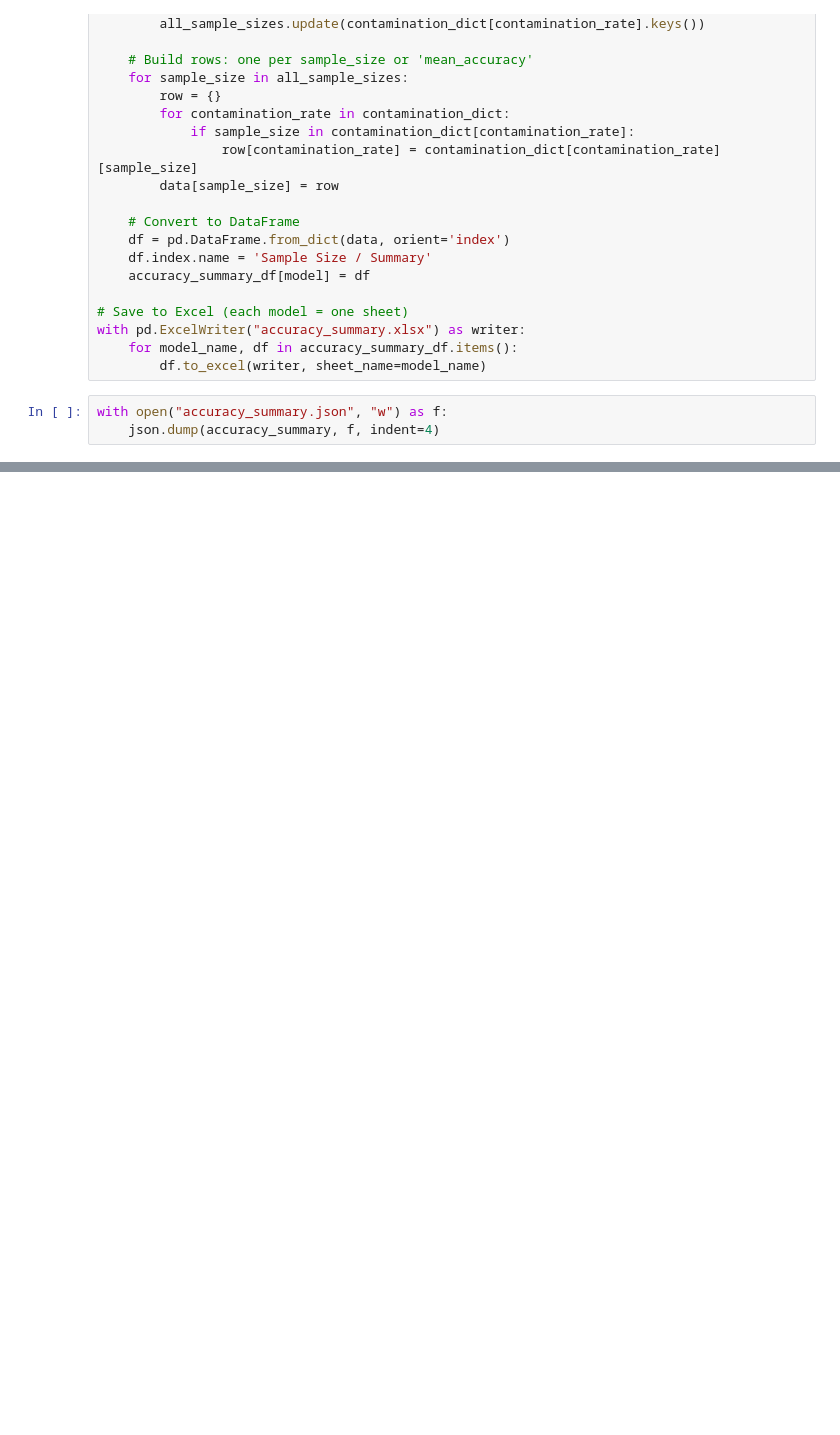
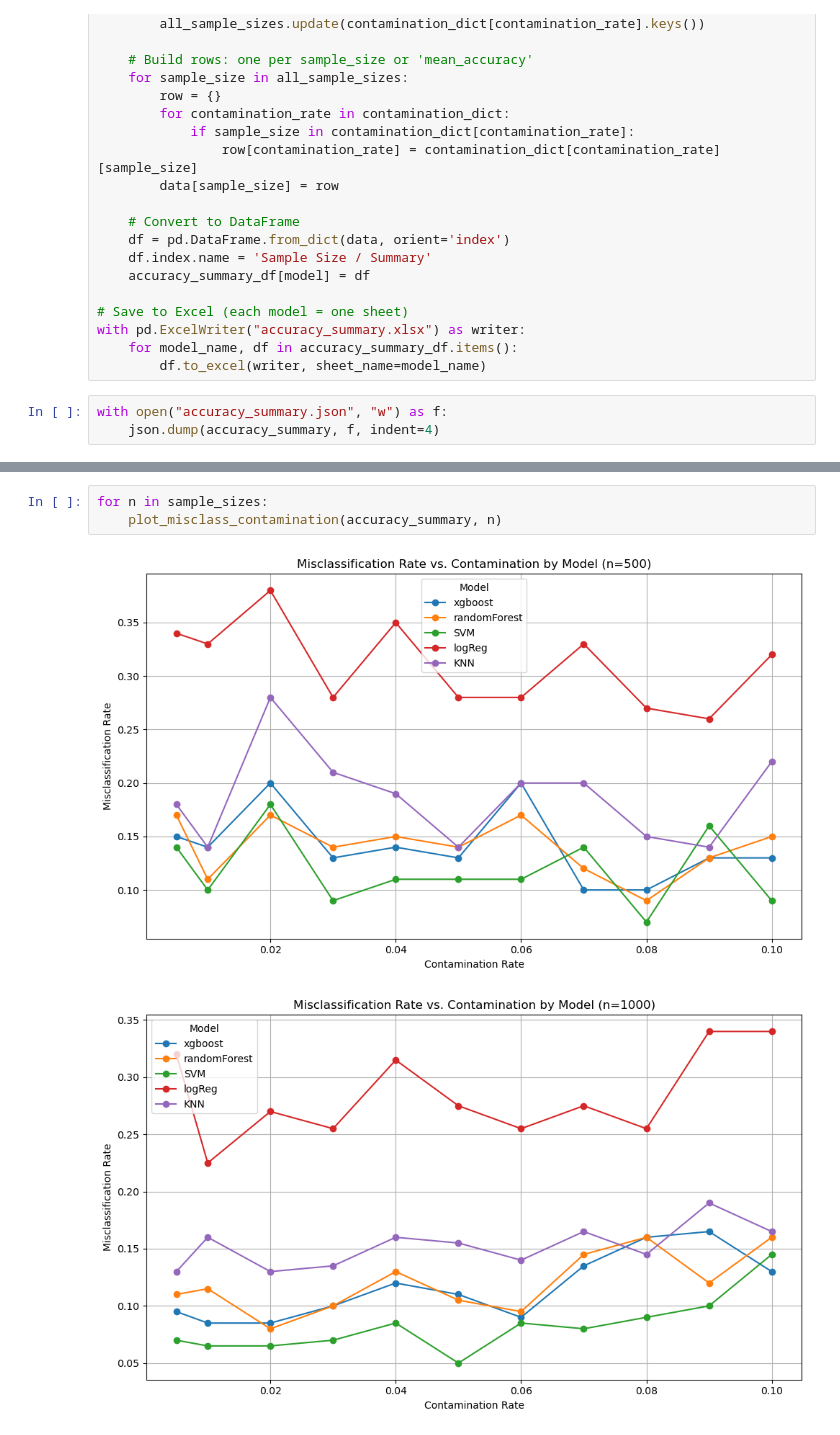
Before and after one commit to SaoodHusain/outlier_proj, a Jupyter notebook: olp_v2.ipynb, the cells around one changed output, grey strips where cells are left out. Cells and saved outputs as stored; diff of their text form; blank space fills up the shorter version.

```diff
--- a/olp_v2.ipynb
+++ b/olp_v2.ipynb
@@ -821,0 +890,6 @@ with open("accuracy_summary.json", "w") as f:
+# %%
+for n in sample_sizes:
+    plot_misclass_contamination(accuracy_summary, n)
+# %% [output]
+[figure, added]
+[figure, added]
```
Also changed, not shown: parts of 7 cells of this notebook.
